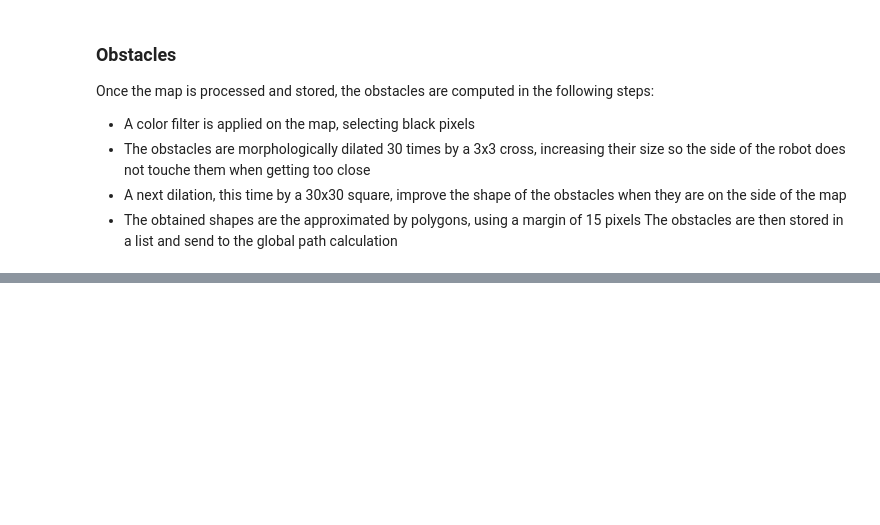
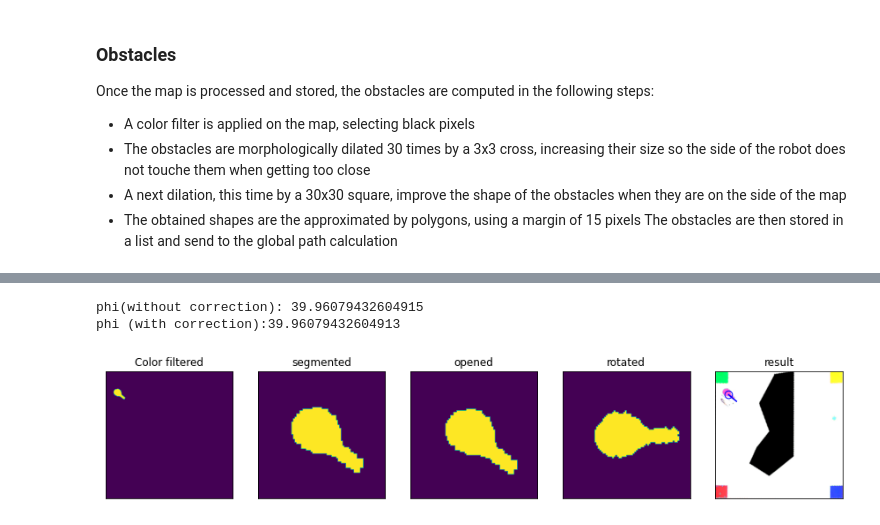
Before and after one commit to Fllask/Mobile_Robotics, a Jupyter notebook: Report.ipynb, the cells around one changed output, grey strips where cells are left out. Cells and saved outputs as stored; diff of their text form; code cells hidden in the pictures; blank space fills up the shorter version.

```diff
--- a/Report.ipynb
+++ b/Report.ipynb
@@ -276,0 +310,73 @@ for c in contours:
+# %%
+fig, ax = plt.subplots(1, 5)
+fig.set_size_inches(15,5)
+[ax.get_xaxis().set_visible(False) for ax in fig.axes]
+[ax.get_yaxis().set_visible(False) for ax in fig.axes]
+ax[0].set_title("Color filtered")
+ax[1].set_title("segmented")
+ax[2].set_title("opened")
+ax[3].set_title("rotated")
+ax[4].set_title("result")
+
+#adapted from v.getRobotPos
+filter_robot = v.colorfilter("ROBOT",camera)
+imageBin = filter_robot.get_mask(imgreal)
+imageBin = imageBin.get().astype(np.uint8)
+ax[0].imshow(imageBin)
+valid = True
+moments = measure.moments(imageBin, order = 1)
+if moments[0,0]>800:
+    centroid = np.array([moments[0,1]/moments[0,0], moments[1,0]/moments[0,0]])
+
+    #now that we have the center, we segment to cut the  and reduce the computation time
+    segsize = 40
+    imgsegmented = imageBin[int(centroid[1]-segsize):int(centroid[1]+segsize)\
+                            ,int(centroid[0]-segsize):int(centroid[0]+segsize)]
+    ax[1].imshow(imgsegmented)
+    imgclean = cv2.morphologyEx(imgsegmented, cv2.MORPH_OPEN, np.ones((4,4)).astype("uint8"))
+    ax[2].imshow(imgclean)
+    momentseg = measure.moments(imgclean, order = 2)
+    if momentseg[0,0]<50:
+        print("centroid error: too dispersed")
+    centroidseg = np.array([momentseg[0,1]/momentseg[0,0], momentseg[1,0]/momentseg[0,0]])
+    varx = momentseg[0,2]/momentseg[0,0]-centroidseg[0]**2
+    vary = momentseg[2,0]/momentseg[0,0]-centroidseg[1]**2
+    varxy = momentseg[1,1]/momentseg[0,0]-centroidseg[0]*centroidseg[1]
+    #check the variance of the image segmented
+    if max(varx,vary)>2*imageBin.size**0.5:
+        if verbose:
+            print("invalide coord:noise")
+    #get the angle
+    if abs(varx-vary)<0.0001:
+        phi = math.pi/4
+    else:
+        phi = math.atan(2*varxy/(varx-vary))/2 +(varx<vary)*math.pi/2
+
+    print("phi(without correction): "+str(phi*180/math.pi))
+
+    #rotate the segmented image on the axe x to check the direction by using the
+    #assymetry of the shape
+    imgrot = ndimage.rotate(imgsegmented,phi*180/math.pi, reshape = False)
+    ax[3].imshow(imgrot)
+    newmoments = measure.moments(imgrot)
+    cm03 = newmoments[0,3] \
+           -3*newmoments[0,2]*newmoments[0,1]/newmoments[0,0]\
+           +2*newmoments[0,1]**3/newmoments[0,0]**2
+    if cm03 < 0:
+        phi+=math.pi
+
+    phi = (phi+math.pi)%(2*math.pi)-math.pi
+
+    print("phi (with correction):"+str(phi*180/math.pi))
+    centroidcor = centroid+centroidseg-[segsize,segsize]
+    pos = np.append(centroidcor,phi)
+    ax[4].imshow(imgreal_rgb)
+    ax[4].plot([pos[0],pos[0]+math.cos(pos[2])*40],[pos[1],pos[1]+math.sin(pos[2])*40],color = 'b')
+    circle = plt.Circle(pos[0:2], 15, color='b',fill=False)
+    ax[4].add_artist(circle)
+else:
+    print("invalide coord: no or not enough pixel")
+# %% [output]
+phi(without correction): 39.96079432604915
+phi (with correction):39.96079432604913
+[figure, added]
```
Also changed, not shown: parts of 8 cells of this notebook.
